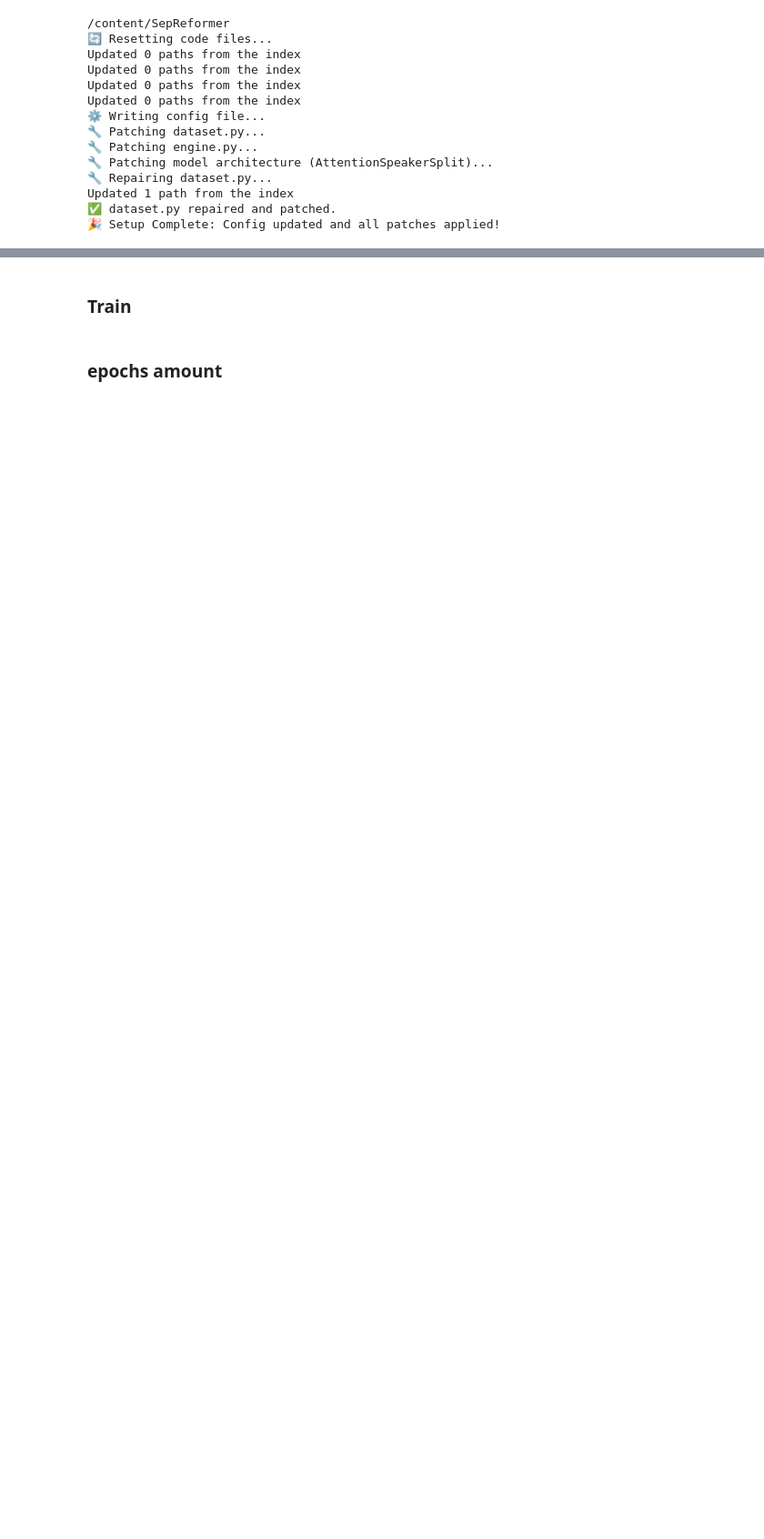
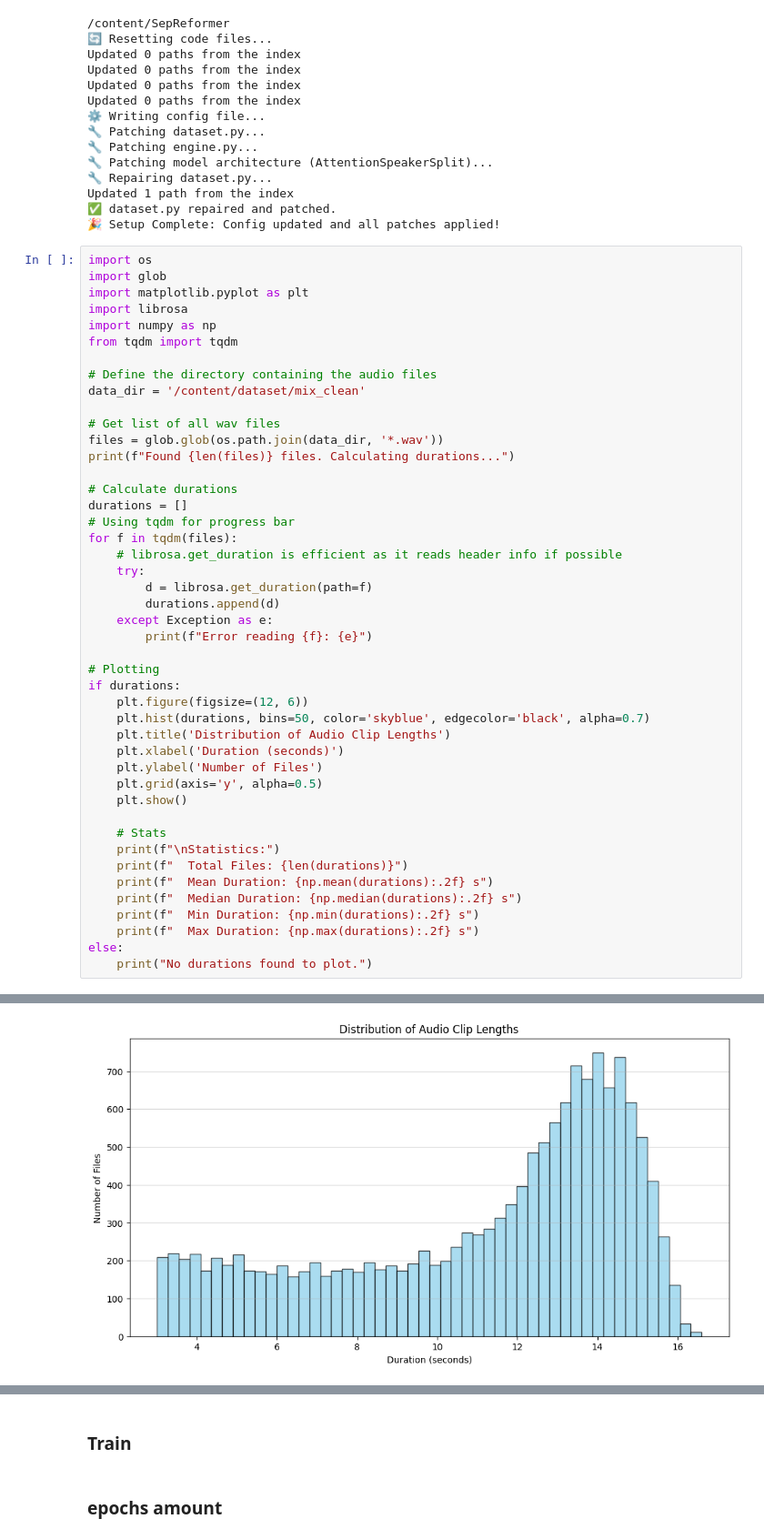
Before and after one commit to Talzaidman/speech, a Jupyter notebook: Untitled2 (1).ipynb, the cells around one changed output, grey strips where cells are left out. Shown at 91% size. Saved outputs shown, nothing was run; the diff lists cells and outputs as text; blank space fills up the shorter version.

```diff
--- a/Untitled2 (1).ipynb
+++ b/Untitled2 (1).ipynb
@@ -449,3 +449,49 @@ Updated 0 paths from the index
 Updated 1 path from the index
 ✅ dataset.py repaired and patched.
 🎉 Setup Complete: Config updated and all patches applied!
+# %%
+import os
+import glob
+import matplotlib.pyplot as plt
+import librosa
+import numpy as np
+from tqdm import tqdm
+
+# Define the directory containing the audio files
+data_dir = '/content/dataset/mix_clean'
+
+# Get list of all wav files
+files = glob.glob(os.path.join(data_dir, '*.wav'))
+print(f"Found {len(files)} files. Calculating durations...")
+
+# Calculate durations
+durations = []
+# Using tqdm for progress bar
+for f in tqdm(files):
+    # librosa.get_duration is efficient as it reads header info if possible
+    try:
+        d = librosa.get_duration(path=f)
+        durations.append(d)
+    except Exception as e:
+        print(f"Error reading {f}: {e}")
+
+# Plotting
+if durations:
+    plt.figure(figsize=(12, 6))
+    plt.hist(durations, bins=50, color='skyblue', edgecolor='black', alpha=0.7)
+    plt.title('Distribution of Audio Clip Lengths')
+    plt.xlabel('Duration (seconds)')
+    plt.ylabel('Number of Files')
+    plt.grid(axis='y', alpha=0.5)
+    plt.show()
+
+    # Stats
+    print(f"\nStatistics:")
+    print(f"  Total Files: {len(durations)}")
+    print(f"  Mean Duration: {np.mean(durations):.2f} s")
+    print(f"  Median Duration: {np.median(durations):.2f} s")
+    print(f"  Min Duration: {np.min(durations):.2f} s")
+    print(f"  Max Duration: {np.max(durations):.2f} s")
+else:
+    print("No durations found to plot.")
+# %% [output]
@@ -451,0 +499 @@ Updated 1 path from the index
+[figure, added]
```
Also changed, not shown: parts of 11 cells of this notebook.
